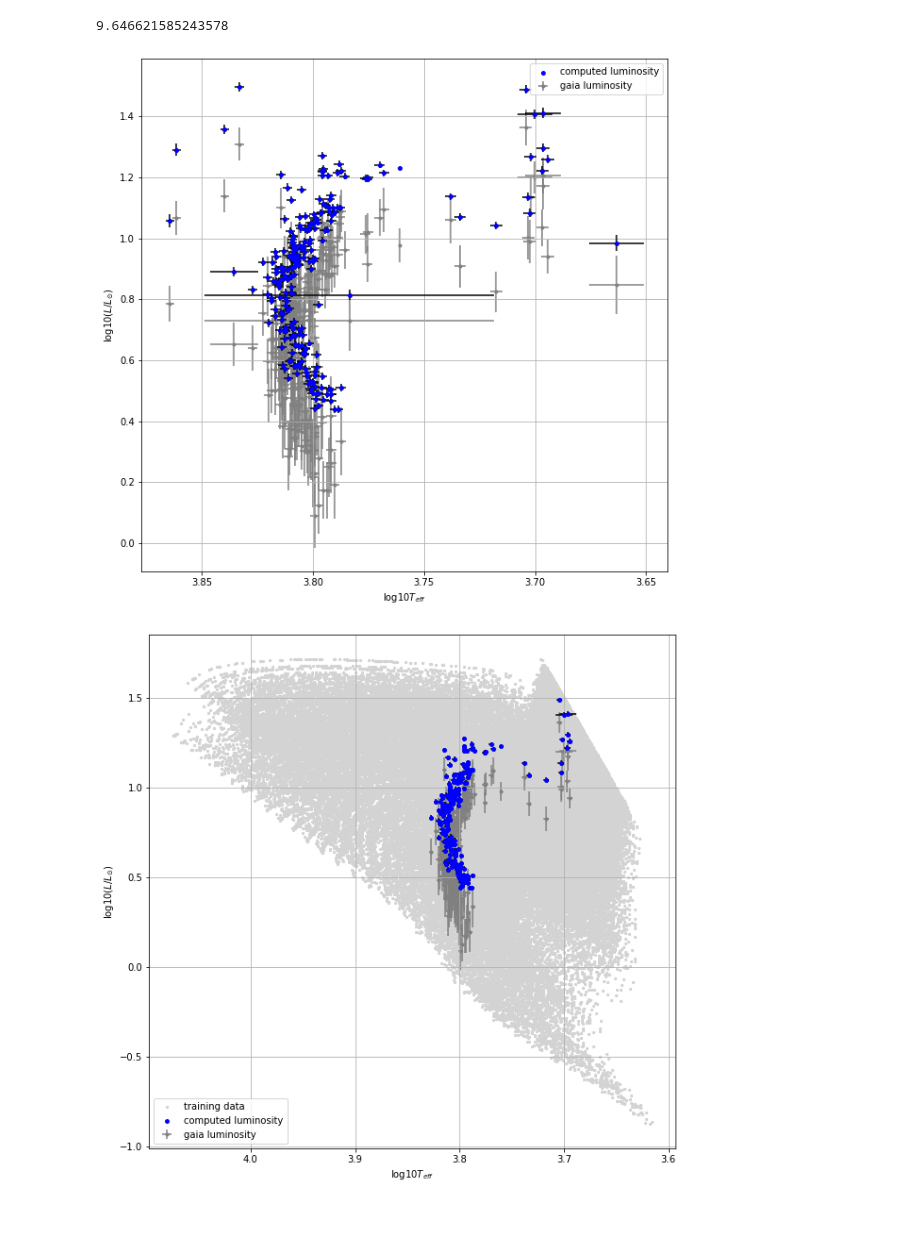
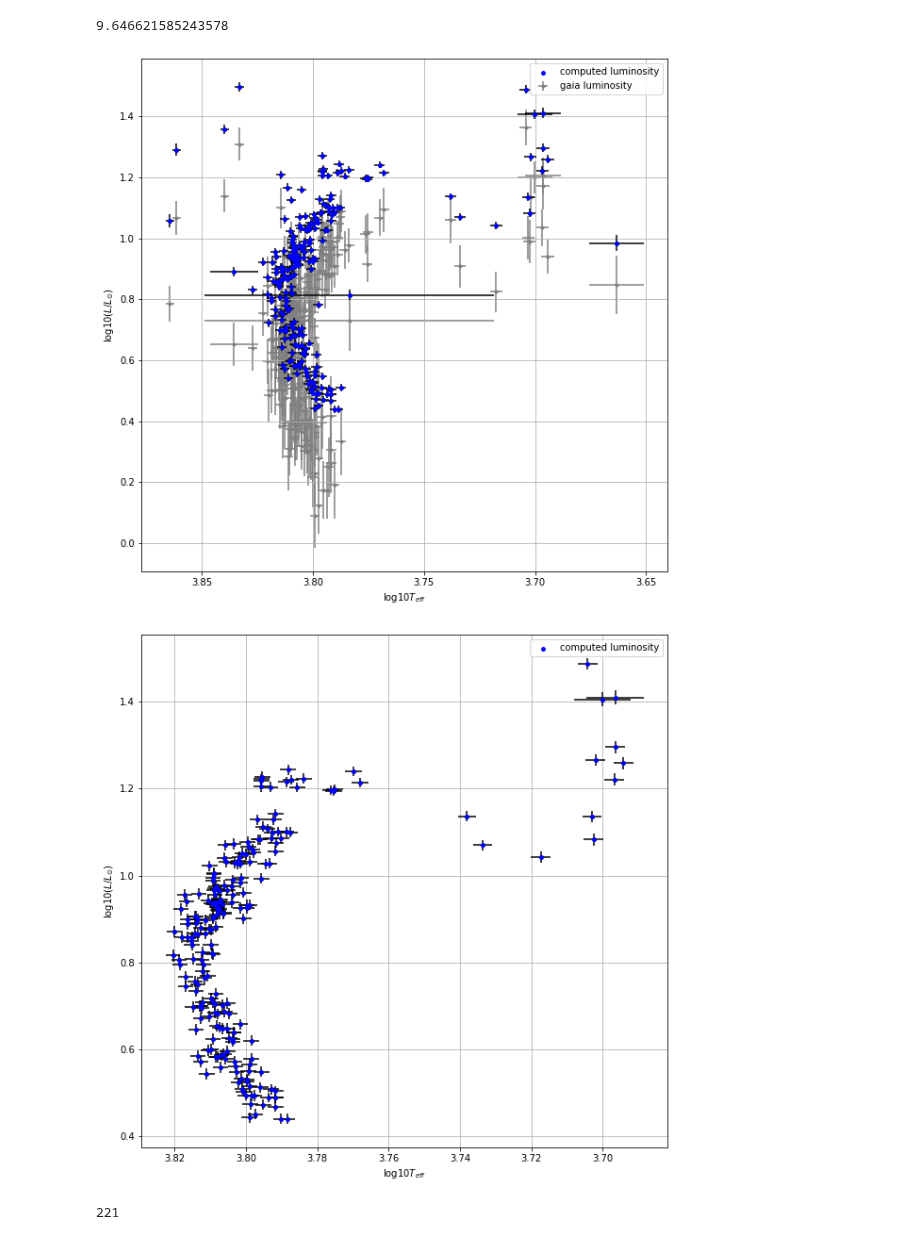
Before and after one commit to Harry-Westwood/Y4-Project-InterNeuralStellar, a Jupyter notebook: data_collection/NGC_6819/NGC_6819_collect.ipynb, the cells around one changed output. Cells and saved outputs as stored; diff of their text form; code cells hidden in the pictures.

Commit message:
notebook+output for more aggressive star removals: NGC_6819

```diff
--- a/data_collection/NGC_6819/NGC_6819_collect.ipynb
+++ b/data_collection/NGC_6819/NGC_6819_collect.ipynb
@@ -19,7 +19,7 @@ Created TAP+ (v1.2.1) - Connection:
 OC = 'NGC_6819'
 # %%
 #step0: match apogee data with gaia data
-apogee_Teff = matchApogeeGaia(OC)
+apogee_Teff = matchApogeeGaia("kepler")
 
 #step 1: get members in gaia IDs and write a simbad input file
 gaia_IDs, member_df = genSimbad(OC, "{}/{}_simbad_input.txt".format(OC,OC))
@@ -82,6 +82,6 @@ See the caveats in the documentation: https://pandas.pydata.org/pandas-docs/stab
 | 2 | 2018ApJS...236..42Y | 4.0 |
 | 3 | 2011AJ....141...83P | 1.0 |
 # %%
-problematic_df = replaceManual(problematic_df)
+problematic_df = replaceManual(problematic_df,final_ranks)
 # %% [output]
 Star 1/4, GAIA ID: 2076487499307051008
@@ -181,22 +180,29 @@ cut_df = step8_df[step8_df['value']>0].copy()
 #plotting cluster to count number of blue stragglers, and other stars to remove
 plotCluster(cut_df, plot_gaia=True)
 # %% [output]
-[figure, old version]
+[figure, new version]
 # %%
 #removing blue stragglers
-high_Teff_IDs = np.array(cut_df['ID'])[np.argsort(cut_df['Teff'])[-5:]]
+high_Teff_IDs = np.array(cut_df['ID'])[np.argsort(cut_df['Teff'])[-7:]]
 step9_df = cut_df.drop(index=step8_df[step8_df['ID'].isin(high_Teff_IDs)].index)
 
 
 #removing other weird stars
 step9_df = removeStars(step9_df, 3.777, 0.8,2)
 step9_df = removeStars(step9_df, 3.66, 1.0,1)
+step9_df = removeStars(step9_df, 3.81, 1.15,3)
+step9_df = removeStars(step9_df, 3.82, 1.2,1)
+step9_df = removeStars(step9_df, 3.815, 1.08,1)
+step9_df = removeStars(step9_df, 3.8, 1.3,1)
+step9_df = removeStars(step9_df, 3.82, 0.72,1)
+step9_df = removeStars(step9_df,3.785,0.5,1)
 
-#plotCluster(step9_df)
-#len(step9_df.index)
-plotCluster(step9_df, plot_gaia=True, plot_train=True, grid_path='C:/Users/Harry/Documents/work/year 4/4th year project/Modelling/NN/grid learning/Hin files/grid2_early.csv')
+plotCluster(step9_df)
+print(len(step9_df.index))
+#plotCluster(step9_df, plot_gaia=True, plot_train=True, grid_path='C:/Users/Harry/Documents/work/year 4/4th year project/Modelling/NN/grid learning/Hin files/grid2_early.csv')
 # %% [output]
-[figure, old version]
+[figure, new version]
+221
 # %%
 #save data to csv
 step9_df.to_csv(f'{OC}/{OC}_final.csv',index=False)
```
Also changed, not shown: parts of 2 cells of this notebook, 1 other file.
